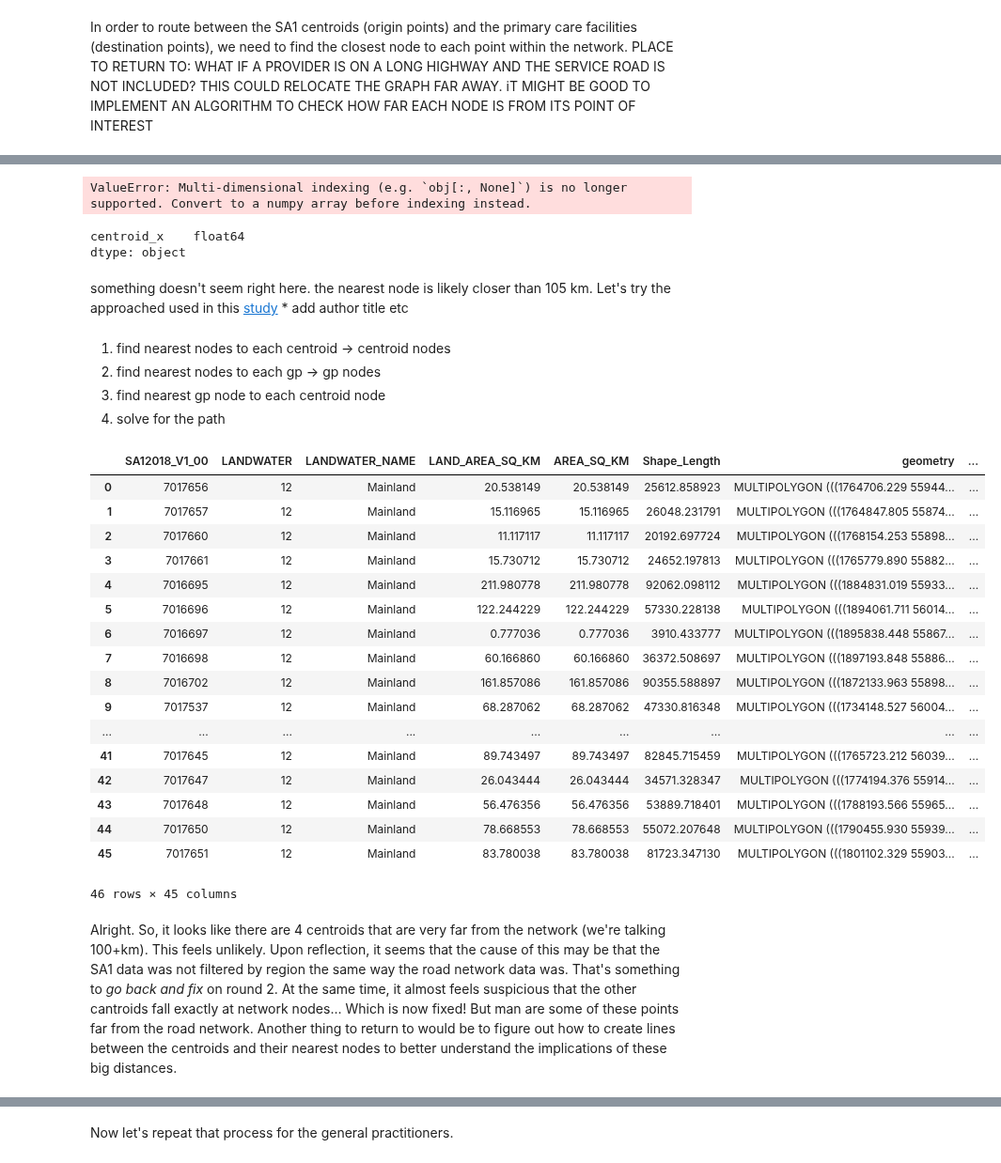
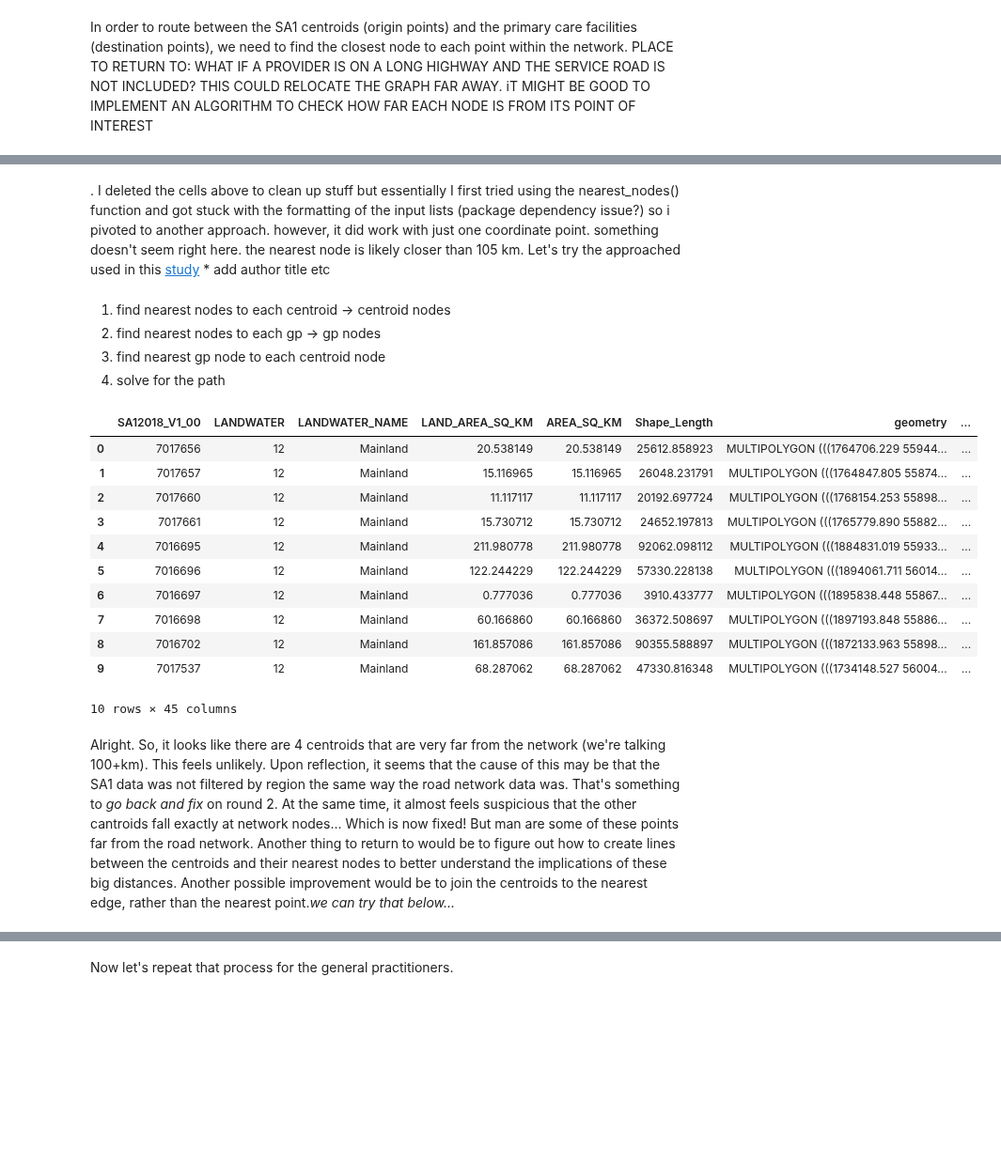
Before and after one commit to gsokolow/Flooding-and-Healthcare-2024, a Jupyter notebook: procedure/code/01-Jupyter_notebook.ipynb, the cells around one changed output, grey strips where cells are left out. Shown at 94% size. Saved outputs shown, nothing was run; the diff lists cells and outputs as text; code cells hidden in the pictures; blank space fills up the shorter version.

Commit message:
trying to match centroids with nearest providers

```diff
--- a/procedure/code/01-Jupyter_notebook.ipynb
+++ b/procedure/code/01-Jupyter_notebook.ipynb
@@ -529,14 +525,5 @@ origin_nodes
-# %%
-origin_nodes = ox.distance.nearest_nodes(G, c_x1, c_y1, return_dist = 'true')
-# %% [output]
-ValueError: Multi-dimensional indexing (e.g. `obj[:, None]`) is no longer supported. Convert to a numpy array before indexing instead.
-# %%
-c_x.dtypes
-# %% [output]
-centroid_x    float64
-dtype: object
 # %% [markdown]
-something doesn't seem right here. the nearest node is likely closer than 105 km. Let's try the approached used in this [study](https://github.com/HEGSRR/OR-VT-Pharmacy/blob/main/procedure/code/02_Pharmacy_Accessibility_Analysis.ipynb) * add author title etc
+. I deleted the cells above to clean up stuff but essentially I first tried using the nearest_nodes() function and got stuck with the formatting of the input lists (package dependency issue?) so i pivoted to another approach. however, it did work with just one coordinate point. something doesn't seem right here. the nearest node is likely closer than 105 km. Let's try the approached used in this [study](https://github.com/HEGSRR/OR-VT-Pharmacy/blob/main/procedure/code/02_Pharmacy_Accessibility_Analysis.ipynb) * add author title etc
 # %% [markdown]
 1. find nearest nodes to each centroid -> centroid nodes
 2. find nearest nodes to each gp -> gp nodes
@@ -545,28 +532,22 @@ something doesn't seem right here. the nearest node is likely closer than 105 km
 # %%
 c_nearest_nodes = gpd.sjoin_nearest(sa1_c_m, nodes, distance_col = "distances")
 # %%
-c_nearest_nodes.head(46)
+c_nearest_nodes.head(10)
 # %% [output]
 |  | SA12018_V1_00 | LANDWATER | LANDWATER_NAME | LAND_AREA_SQ_KM | AREA_SQ_KM | Shape_Length | geometry | ... |
 | 0 | 7017656 | 12 | Mainland | 20.538149 | 20.538149 | 25612.858923 | MULTIPOLYGON (((1764706.229 55944... | ... |
 | 1 | 7017657 | 12 | Mainland | 15.116965 | 15.116965 | 26048.231791 | MULTIPOLYGON (((1764847.805 55874... | ... |
 | 2 | 7017660 | 12 | Mainland | 11.117117 | 11.117117 | 20192.697724 | MULTIPOLYGON (((1768154.253 55898... | ... |
 | 3 | 7017661 | 12 | Mainland | 15.730712 | 15.730712 | 24652.197813 | MULTIPOLYGON (((1765779.890 55882... | ... |
 | 4 | 7016695 | 12 | Mainland | 211.980778 | 211.980778 | 92062.098112 | MULTIPOLYGON (((1884831.019 55933... | ... |
 | 5 | 7016696 | 12 | Mainland | 122.244229 | 122.244229 | 57330.228138 | MULTIPOLYGON (((1894061.711 56014... | ... |
 | 6 | 7016697 | 12 | Mainland | 0.777036 | 0.777036 | 3910.433777 | MULTIPOLYGON (((1895838.448 55867... | ... |
 | 7 | 7016698 | 12 | Mainland | 60.166860 | 60.166860 | 36372.508697 | MULTIPOLYGON (((1897193.848 55886... | ... |
 | 8 | 7016702 | 12 | Mainland | 161.857086 | 161.857086 | 90355.588897 | MULTIPOLYGON (((1872133.963 55898... | ... |
 | 9 | 7017537 | 12 | Mainland | 68.287062 | 68.287062 | 47330.816348 | MULTIPOLYGON (((1734148.527 56004... | ... |
-| ... | ... | ... | ... | ... | ... | ... | ... | ... |
-| 41 | 7017645 | 12 | Mainland | 89.743497 | 89.743497 | 82845.715459 | MULTIPOLYGON (((1765723.212 56039... | ... |
-| 42 | 7017647 | 12 | Mainland | 26.043444 | 26.043444 | 34571.328347 | MULTIPOLYGON (((1774194.376 55914... | ... |
-| 43 | 7017648 | 12 | Mainland | 56.476356 | 56.476356 | 53889.718401 | MULTIPOLYGON (((1788193.566 55965... | ... |
-| 44 | 7017650 | 12 | Mainland | 78.668553 | 78.668553 | 55072.207648 | MULTIPOLYGON (((1790455.930 55939... | ... |
-| 45 | 7017651 | 12 | Mainland | 83.780038 | 83.780038 | 81723.347130 | MULTIPOLYGON (((1801102.329 55903... | ... |
-46 rows × 45 columns
+10 rows × 45 columns
 # %% [markdown]
-Alright. So, it looks like there are 4 centroids that are very far from the network (we're talking 100+km). This feels unlikely. Upon reflection, it seems that the cause of this may be that the SA1 data was not filtered by region the same way the road network data was. That's something to *go back and fix* on round 2. At the same time, it almost feels suspicious that the other cantroids fall exactly at network nodes... Which is now fixed! But man are some of these points far from the road network. Another thing to return to would be to figure out how to create lines between the centroids and their nearest nodes to better understand the implications of these big distances.
+Alright. So, it looks like there are 4 centroids that are very far from the network (we're talking 100+km). This feels unlikely. Upon reflection, it seems that the cause of this may be that the SA1 data was not filtered by region the same way the road network data was. That's something to *go back and fix* on round 2. At the same time, it almost feels suspicious that the other cantroids fall exactly at network nodes... Which is now fixed! But man are some of these points far from the road network. Another thing to return to would be to figure out how to create lines between the centroids and their nearest nodes to better understand the implications of these big distances. Another possible improvement would be to join the centroids to the nearest edge, rather than the nearest point.*we can try that below...*
 # %%
 c_nearest_nodes.plot()
 # %% [output]
```
Also changed, not shown: parts of 7 cells of this notebook.
